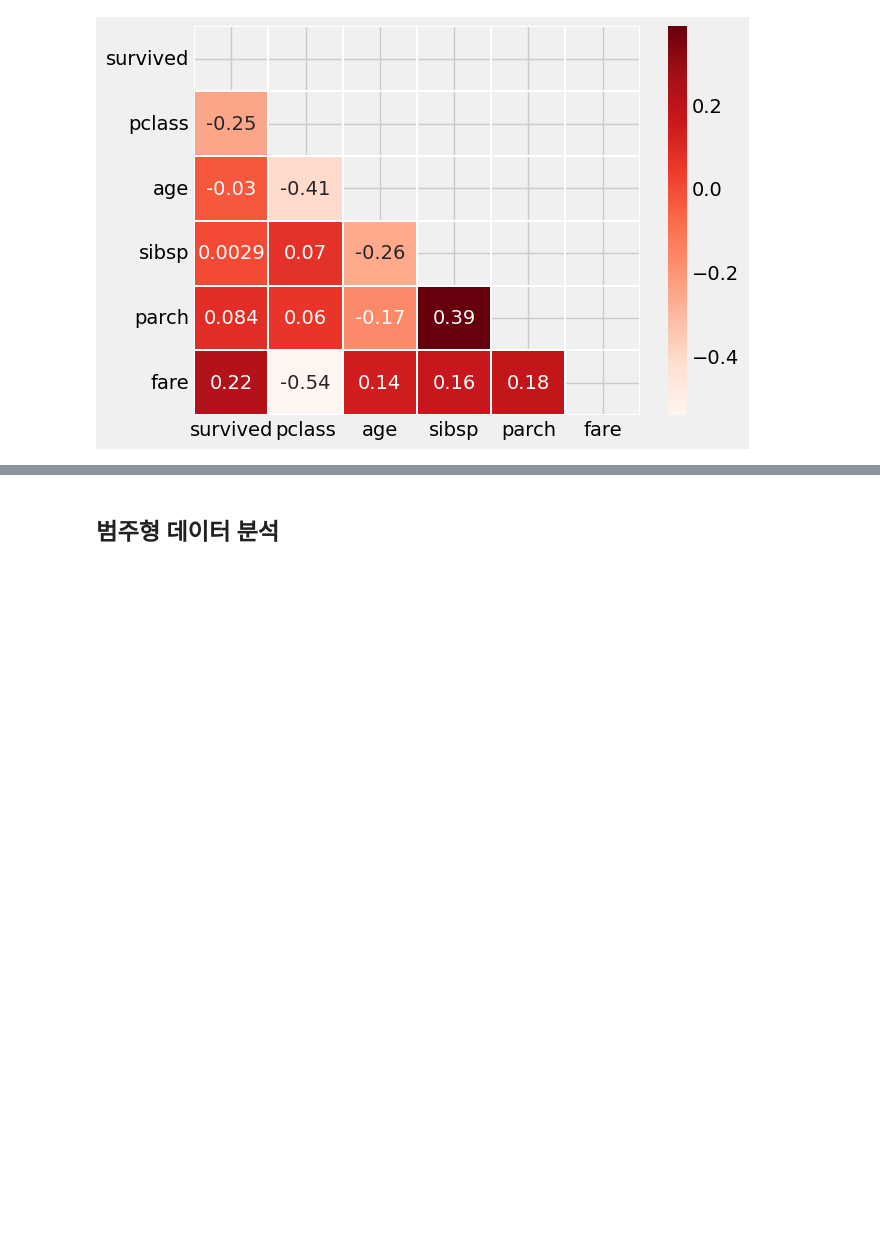
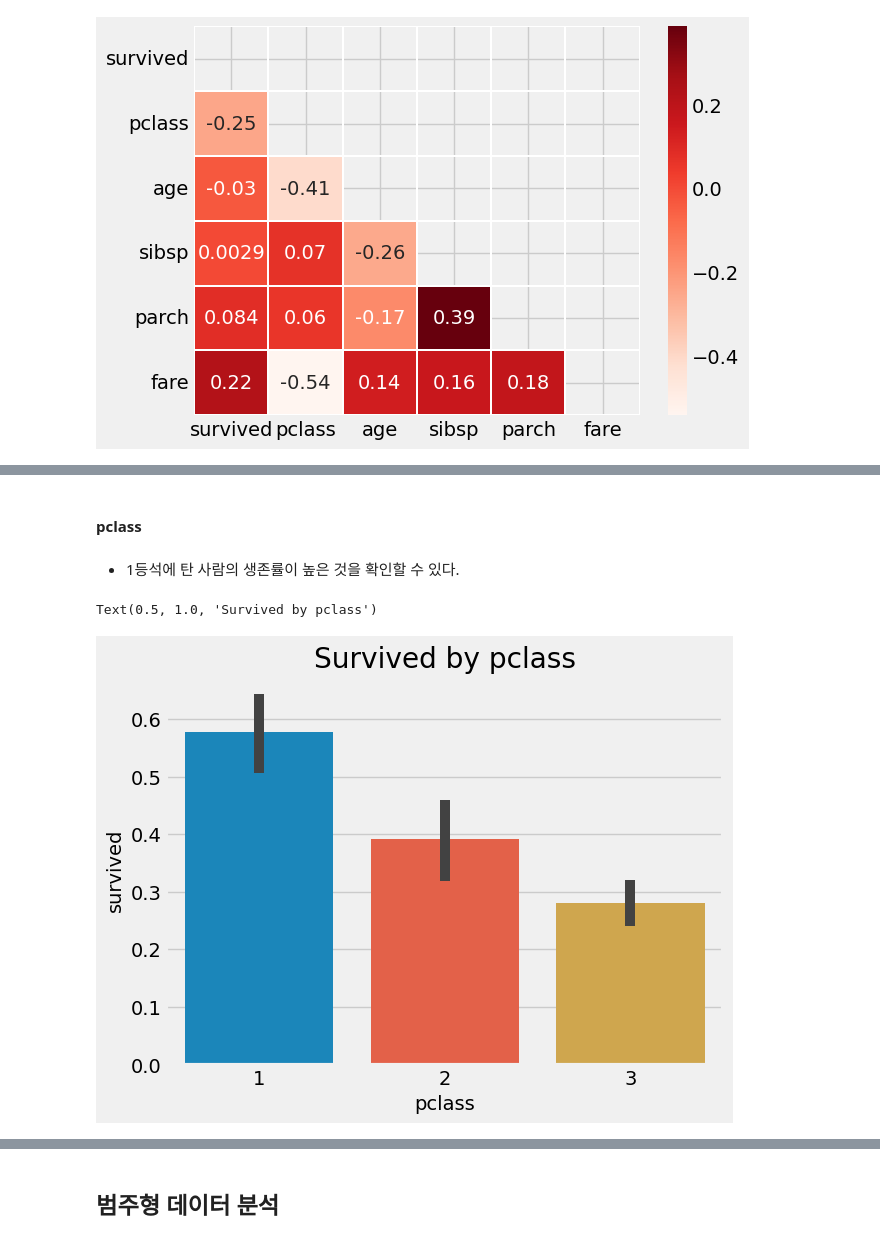
Before and after one commit to jaynamm/playdata-document, a Jupyter notebook: kaggle_titanic_dataset.ipynb, the cells around one changed output, grey strips where cells are left out. Cells and saved outputs as stored; diff of their text form; code cells hidden in the pictures; blank space fills up the shorter version.

```diff
--- a/kaggle_titanic_dataset.ipynb
+++ b/kaggle_titanic_dataset.ipynb
@@ -332,0 +344,10 @@ sns.heatmap(org_train.corr(), annot=True, mask=mask, linewidths=0.2, cmap = "Red
+# %% [markdown]
+#### pclass
+# %% [markdown]
+- 1등석에 탄 사람의 생존률이 높은 것을 확인할 수 있다.
+# %%
+ps = sns.barplot(x = "pclass", y = "survived", data = df_number)
+ps.set_title("Survived by pclass")
+# %% [output]
+Text(0.5, 1.0, 'Survived by pclass')
+[figure, added]
```
Also changed, not shown: parts of 268 cells of this notebook, 10 other files.
